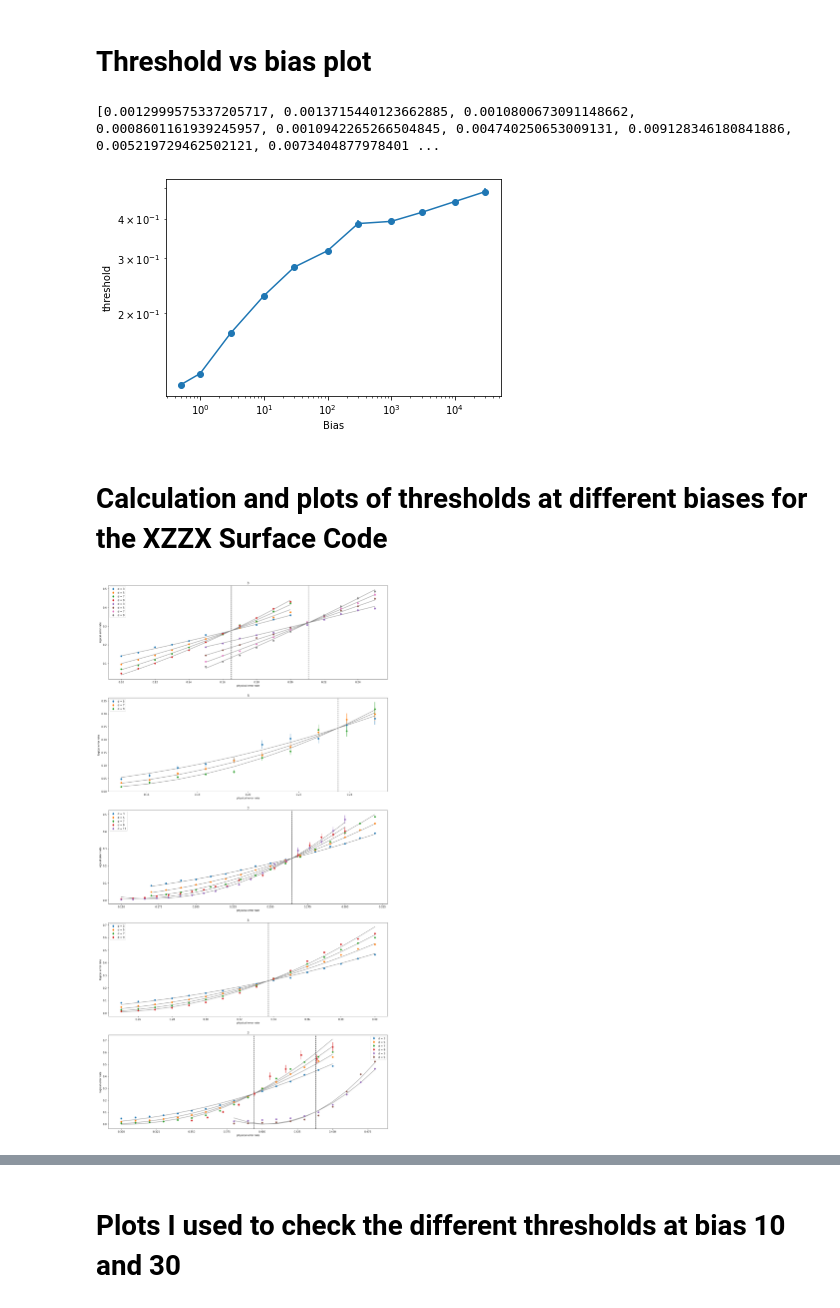
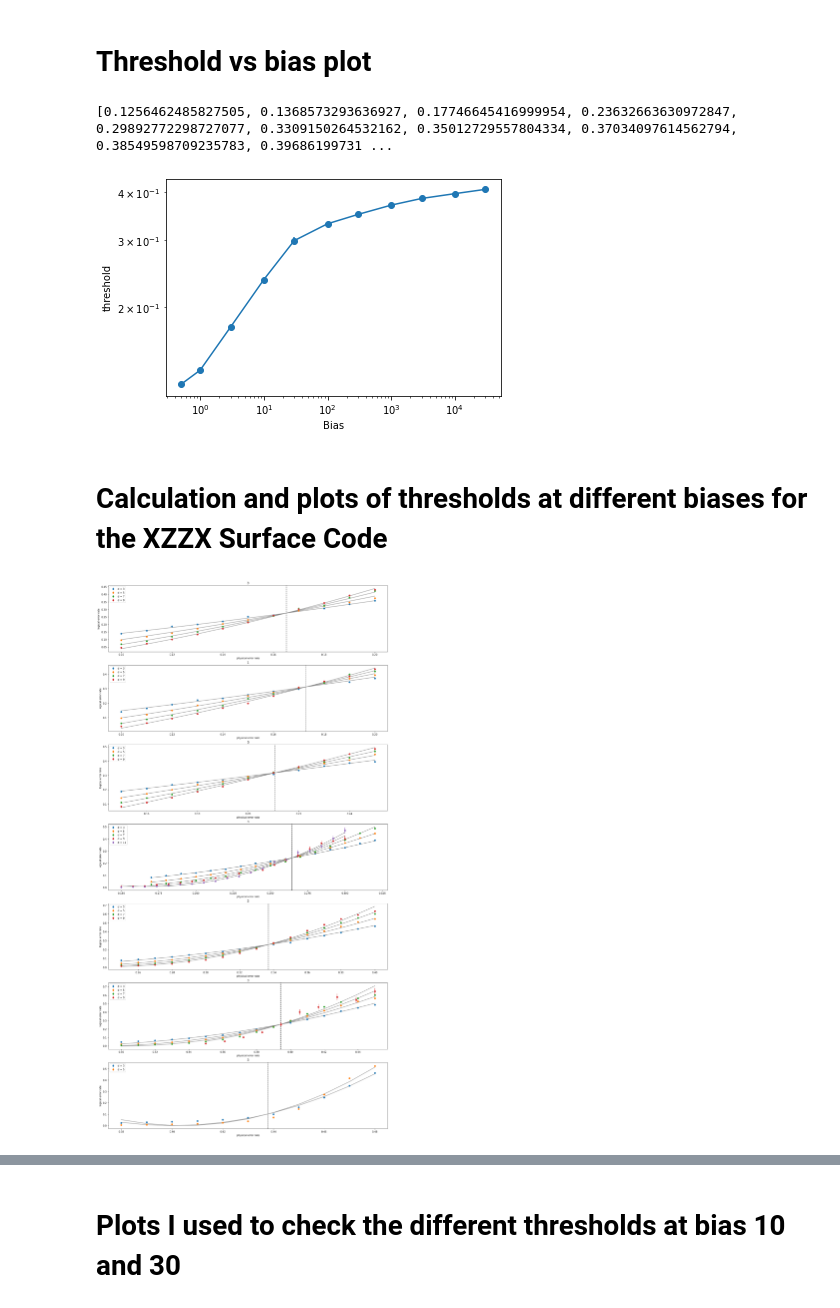
Before and after one commit to peter-janderks/restriction_decoder_domain_wall_colour_code, a Jupyter notebook: create_threshold_plot.ipynb, the cells around one changed output, grey strips where cells are left out. Cells and saved outputs as stored; diff of their text form; code cells hidden in the pictures.

```diff
--- a/create_threshold_plot.ipynb
+++ b/create_threshold_plot.ipynb
@@ -179,7 +180,7 @@ calculate_threshold(colour_code_data['infty'],ax=axs[11],title='bias_' + str(300
 biases = list(cc_thresholds.keys())
 threshold_plot= [thres[0] for thres in  cc_thresholds.values()]
 threshold_errors = [thres[1] for thres in cc_thresholds.values()]
-print(threshold_errors)
+print(threshold_plot)
 plt.errorbar(biases, threshold_plot,yerr=threshold_errors,marker='o')
 plt.xlabel('Bias')
 plt.ylabel('threshold')
@@ -187,22 +188,22 @@ plt.loglog()
 plt.savefig('thresholdvsbias.png')
 plt.show()
 # %% [output]
-[0.0012999575337205717, 0.0013715440123662885, 0.0010800673091148662, 0.0008601161939245957, 0.0010942265266504845, 0.004740250653009131, 0.009128346180841886, 0.005219729462502121, 0.0073404877978401 ...
+[0.1256462485827505, 0.1368573293636927, 0.17746645416999954, 0.23632663630972847, 0.29892772298727077, 0.3309150264532162, 0.35012729557804334, 0.37034097614562794, 0.38549598709235783, 0.39686199731 ...
-[figure, old version]
+[figure, new version]
 # %% [markdown]
 # Calculation and plots of thresholds at different biases for the XZZX Surface Code
 # %%
-fig, axs = plt.subplots(nrows=5,figsize=(20,40))
+fig, axs = plt.subplots(nrows=7,figsize=(20,40))
 XZZX_thresholds = dict()
-XZZX_thresholds[3] = calculate_threshold(XZZX_code_data[0.5],ax=axs[0],title='3', calculate_threshold=True)
-XZZX_thresholds[3] = calculate_threshold(XZZX_code_data[3],ax=axs[0],title='3', calculate_threshold=True)
-XZZX_thresholds[5] = calculate_threshold(XZZX_code_data[5],ax=axs[1],title='5',calculate_threshold=True)
-XZZX_thresholds[10] = calculate_threshold(XZZX_code_data[10],ax=axs[2],title='3',calculate_threshold=True)
-XZZX_thresholds[30] = calculate_threshold(XZZX_code_data[30],ax=axs[3],title='3',calculate_threshold=True)
-XZZX_thresholds[100] = calculate_threshold(XZZX_code_data[100],ax=axs[4],title='3',calculate_threshold=True)
-XZZX_thresholds[1000] = calculate_threshold(XZZX_code_data[1000],ax=axs[4],title='3',calculate_threshold=True)
+XZZX_thresholds[0.5] = calculate_threshold(XZZX_code_data[0.5],ax=axs[0],title='3', calculate_threshold=True)
+XZZX_thresholds[1] = calculate_threshold(XZZX_code_data[1],ax=axs[1],title='1', calculate_threshold=True)
+XZZX_thresholds[3] = calculate_threshold(XZZX_code_data[3],ax=axs[2],title='5',calculate_threshold=True)
+XZZX_thresholds[10] = calculate_threshold(XZZX_code_data[10],ax=axs[3],title='3',calculate_threshold=True)
+XZZX_thresholds[30] = calculate_threshold(XZZX_code_data[30],ax=axs[4],title='3',calculate_threshold=True)
+XZZX_thresholds[100] = calculate_threshold(XZZX_code_data[100],ax=axs[5],title='3',calculate_threshold=True)
+XZZX_thresholds[1000] = calculate_threshold(XZZX_code_data[1000],ax=axs[6],title='3',calculate_threshold=True)
 # %% [output]
-[figure, old version]
+[figure, new version]
 # %%
 biases = list(cc_thresholds.keys())
 threshold_plot= [thres[0] for thres in  cc_thresholds.values()]
```
Also changed, not shown: parts of 6 cells of this notebook, 12 other files.
